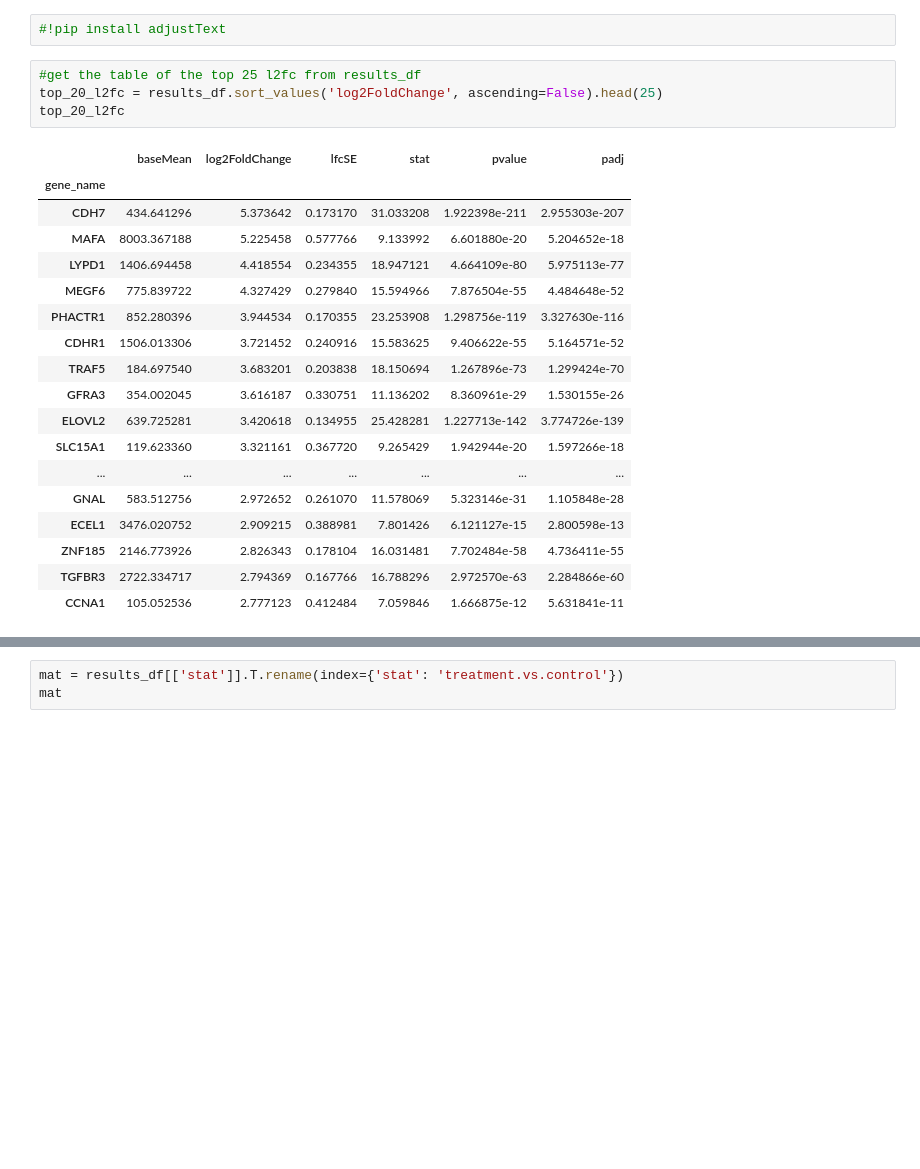
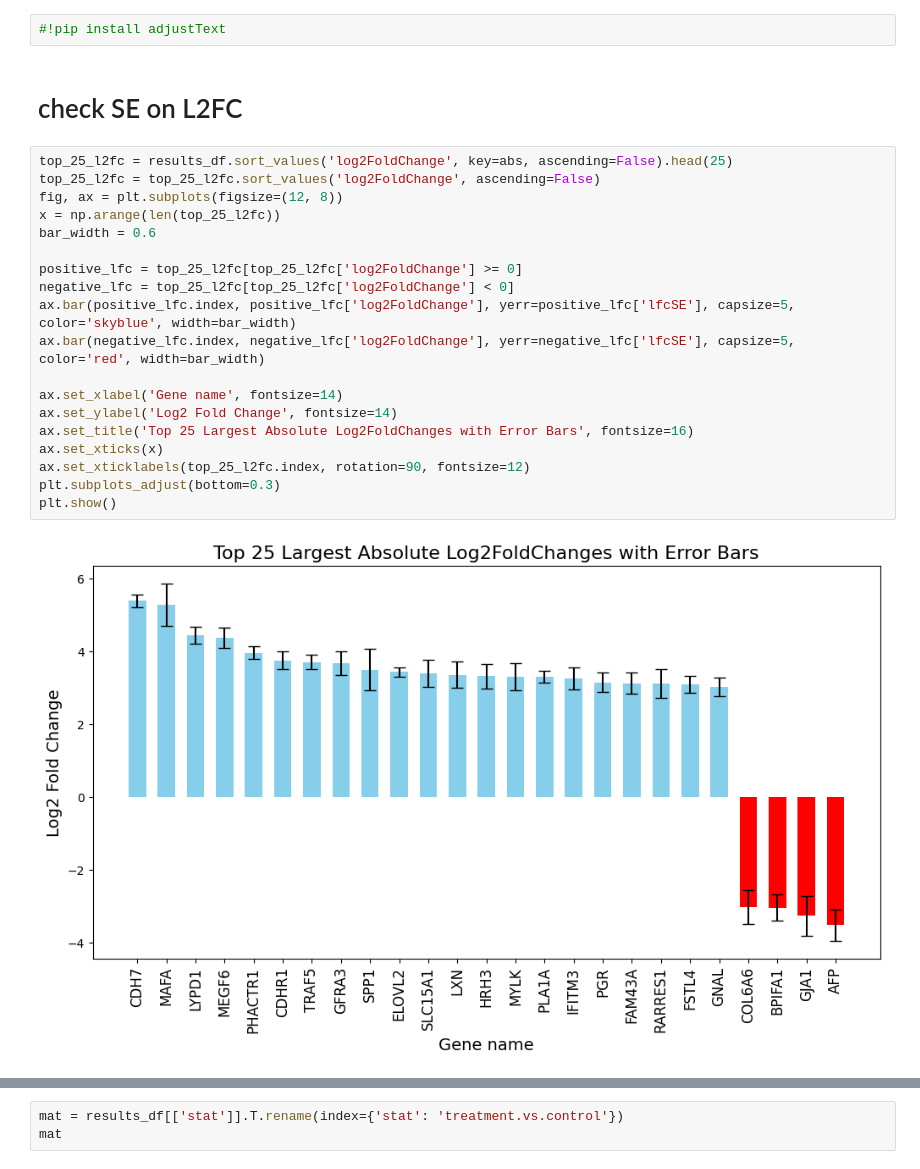
Before and after one commit to AlexanderFastner/MAFA_functional_analysis, a Jupyter notebook: notebooks/direct_comparison_WT_01.ipynb, the cells around one changed output, grey strips where cells are left out. Saved outputs shown, nothing was run; the diff lists cells and outputs as text; blank space fills up the shorter version.

```diff
--- a/notebooks/direct_comparison_WT_01.ipynb
+++ b/notebooks/direct_comparison_WT_01.ipynb
@@ -252,29 +229,29 @@ subset_GOI = results_df.loc[results_df.index.isin(goi['WT_GOI']), :]
 subset_GOI.to_csv('../figures/direct/WT_T0_T1/goi_timepoints_01.csv')
 # %%
 #!pip install adjustText
+# %% [markdown]
+# check SE on L2FC
 # %%
-#get the table of the top 25 l2fc from results_df
-top_20_l2fc = results_df.sort_values('log2FoldChange', ascending=False).head(25)
-top_20_l2fc
+top_25_l2fc = results_df.sort_values('log2FoldChange', key=abs, ascending=False).head(25)
+top_25_l2fc = top_25_l2fc.sort_values('log2FoldChange', ascending=False)
+fig, ax = plt.subplots(figsize=(12, 8))
+x = np.arange(len(top_25_l2fc))
+bar_width = 0.6
+
+positive_lfc = top_25_l2fc[top_25_l2fc['log2FoldChange'] >= 0]
+negative_lfc = top_25_l2fc[top_25_l2fc['log2FoldChange'] < 0]
+ax.bar(positive_lfc.index, positive_lfc['log2FoldChange'], yerr=positive_lfc['lfcSE'], capsize=5, color='skyblue', width=bar_width)
+ax.bar(negative_lfc.index, negative_lfc['log2FoldChange'], yerr=negative_lfc['lfcSE'], capsize=5, color='red', width=bar_width)
+
+ax.set_xlabel('Gene name', fontsize=14)
+ax.set_ylabel('Log2 Fold Change', fontsize=14)
+ax.set_title('Top 25 Largest Absolute Log2FoldChanges with Error Bars', fontsize=16)
+ax.set_xticks(x)
+ax.set_xticklabels(top_25_l2fc.index, rotation=90, fontsize=12)
+plt.subplots_adjust(bottom=0.3)
+plt.show()
 # %% [output]
-|  | baseMean | log2FoldChange | lfcSE | stat | pvalue | padj |
-| gene_name |  |  |  |  |  |  |
-| CDH7 | 434.641296 | 5.373642 | 0.173170 | 31.033208 | 1.922398e-211 | 2.955303e-207 |
-| MAFA | 8003.367188 | 5.225458 | 0.577766 | 9.133992 | 6.601880e-20 | 5.204652e-18 |
-| LYPD1 | 1406.694458 | 4.418554 | 0.234355 | 18.947121 | 4.664109e-80 | 5.975113e-77 |
-| MEGF6 | 775.839722 | 4.327429 | 0.279840 | 15.594966 | 7.876504e-55 | 4.484648e-52 |
-| PHACTR1 | 852.280396 | 3.944534 | 0.170355 | 23.253908 | 1.298756e-119 | 3.327630e-116 |
-| CDHR1 | 1506.013306 | 3.721452 | 0.240916 | 15.583625 | 9.406622e-55 | 5.164571e-52 |
-| TRAF5 | 184.697540 | 3.683201 | 0.203838 | 18.150694 | 1.267896e-73 | 1.299424e-70 |
-| GFRA3 | 354.002045 | 3.616187 | 0.330751 | 11.136202 | 8.360961e-29 | 1.530155e-26 |
-| ELOVL2 | 639.725281 | 3.420618 | 0.134955 | 25.428281 | 1.227713e-142 | 3.774726e-139 |
-| SLC15A1 | 119.623360 | 3.321161 | 0.367720 | 9.265429 | 1.942944e-20 | 1.597266e-18 |
-| ... | ... | ... | ... | ... | ... | ... |
-| GNAL | 583.512756 | 2.972652 | 0.261070 | 11.578069 | 5.323146e-31 | 1.105848e-28 |
-| ECEL1 | 3476.020752 | 2.909215 | 0.388981 | 7.801426 | 6.121127e-15 | 2.800598e-13 |
-| ZNF185 | 2146.773926 | 2.826343 | 0.178104 | 16.031481 | 7.702484e-58 | 4.736411e-55 |
-| TGFBR3 | 2722.334717 | 2.794369 | 0.167766 | 16.788296 | 2.972570e-63 | 2.284866e-60 |
-| CCNA1 | 105.052536 | 2.777123 | 0.412484 | 7.059846 | 1.666875e-12 | 5.631841e-11 |
+[figure, added]
 # %%
 import matplotlib.pyplot as plt
 
```
Also changed, not shown: parts of 25 cells of this notebook, 22 other files.
